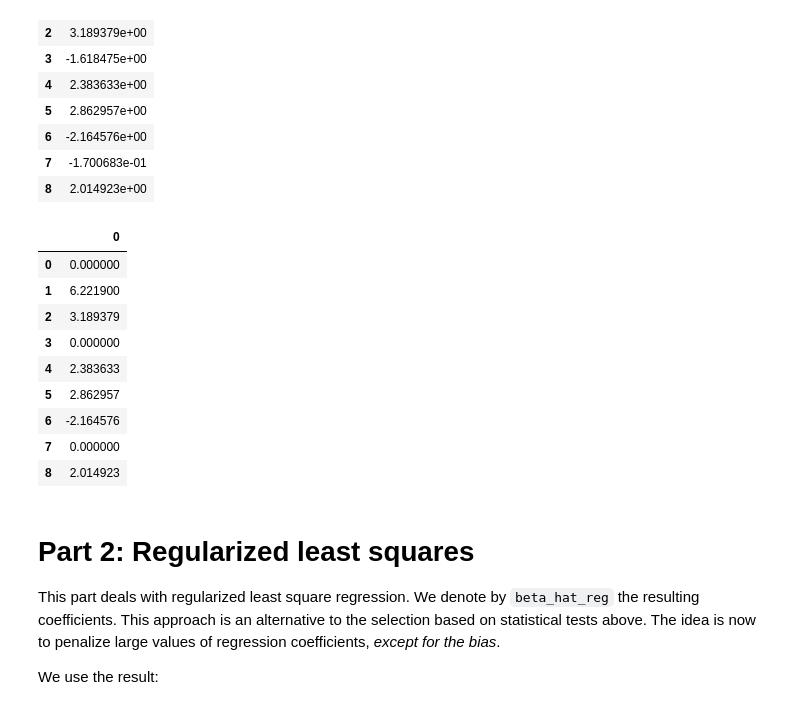
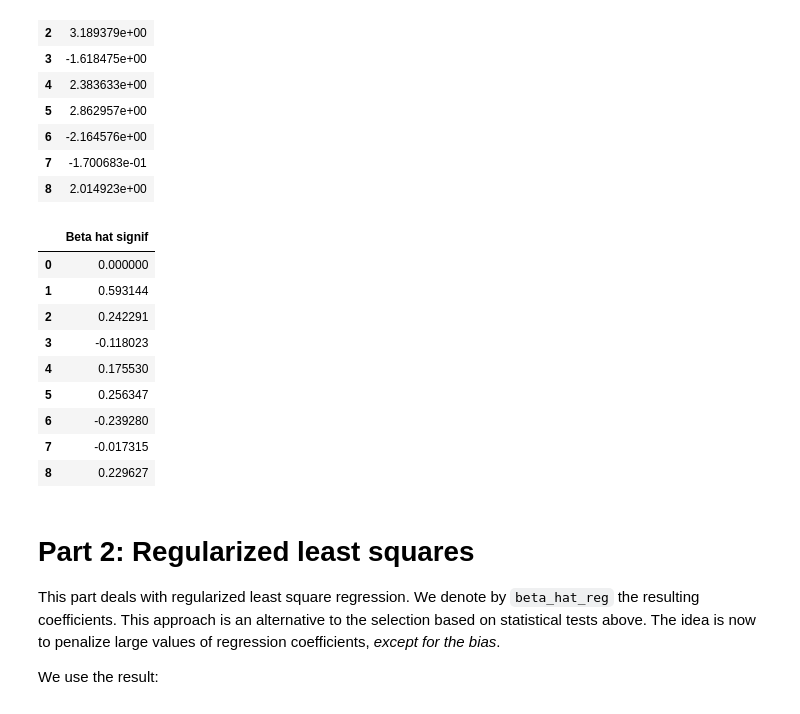
Before and after one commit to felixmnnr/SDI_DEA, a Jupyter notebook: TP1_Monnier_Vasseur/TP1_Monnier_Vasseur.ipynb, the cells around one changed output. Drawn from its saved outputs; the diff is of its cells as text; code cells hidden in the pictures.

```diff
--- a/TP1_Monnier_Vasseur/TP1_Monnier_Vasseur.ipynb
+++ b/TP1_Monnier_Vasseur/TP1_Monnier_Vasseur.ipynb
@@ -152,6 +150,6 @@ pd.DataFrame(beta_hat)
 | 8 | 2.296268e-01 |
 # %%
 t_test_normalized = np.array( normalize(t_test) ).T
-ELS = la.norm(t_test_normalized - np.dot(X_test, beta_hat))**2
+ELS = la.norm(t_test_normalized - np.dot(X_test, beta_hat))
 ELS
 # %% [output]
@@ -199,8 +197,8 @@ are taken into account.
 # Exercise 2
 sigma_hat = np.sqrt(ELS/(N_train - 8 - 1))
 vXX = np.diag(inv(X_train.T.dot(X_train)))
-z = [ beta_hat[j]/(sigma_hat*np.sqrt(vXX[j])) for j in range(9) ]
-pd.DataFrame(z)
+Z_Scores = [ beta_hat[j]/(sigma_hat*np.sqrt(vXX[j])) for j in range(9) ]
+pd.DataFrame(Z_Scores)
 # %% [output]
 |  | 0 |
 | 0 | 3.185853e-15 |
@@ -213,19 +211,19 @@ pd.DataFrame(z)
 | 7 | -1.700683e-01 |
 | 8 | 2.014923e+00 |
 # %%
-z_score = [z[k] if abs(z[k]) > 2 else 0for k in range(9)]
-pd.DataFrame(z_score)
+beta_hat_signif = [beta_hat[k] if abs(Z_Scores[k]) > 2 or k != 0 else 0 for k in range(9)]
+pd.DataFrame(beta_hat_signif, columns=["Beta hat signif"])
 # %% [output]
-|  | 0 |
+|  | Beta hat signif |
 | 0 | 0.000000 |
-| 1 | 6.221900 |
-| 2 | 3.189379 |
-| 3 | 0.000000 |
-| 4 | 2.383633 |
-| 5 | 2.862957 |
-| 6 | -2.164576 |
-| 7 | 0.000000 |
-| 8 | 2.014923 |
+| 1 | 0.593144 |
+| 2 | 0.242291 |
+| 3 | -0.118023 |
+| 4 | 0.175530 |
+| 5 | 0.256347 |
+| 6 | -0.239280 |
+| 7 | -0.017315 |
+| 8 | 0.229627 |
 # %% [markdown]
 # Part 2: Regularized least squares
 This part deals with regularized least square regression. We denote
```
Also changed, not shown: parts of 2 cells of this notebook, 1 other file.
